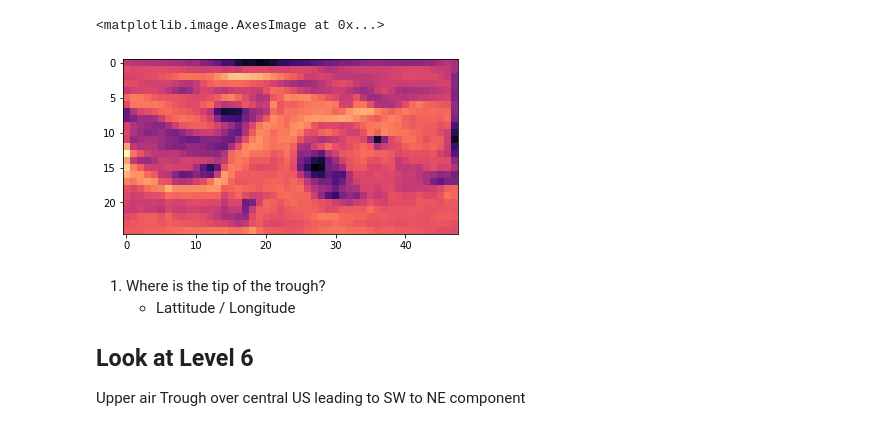
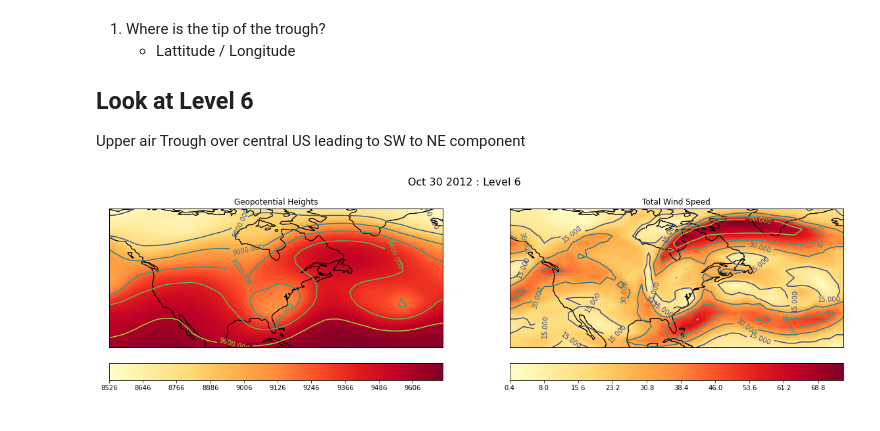
Before and after one commit to WhiffleFish/Weather, a Jupyter notebook: Vortex Upper Air Patterns/PreProcessing.ipynb, the cells around one changed output. Drawn from its saved outputs; the diff is of its cells as text; code cells hidden in the pictures.

```diff
--- a/Vortex Upper Air Patterns/PreProcessing.ipynb
+++ b/Vortex Upper Air Patterns/PreProcessing.ipynb
@@ -135,12 +7,3 @@ from scipy.ndimage import convolve
-# %%
-kernel = np.array([[-1,0,-1],
-                   [0,4,0],
-                   [-1,0,-1]])
-conv = convolve(cur_hgts, kernel)
-plt.imshow(conv, cmap='magma')
-# %% [output]
-<matplotlib.image.AxesImage at 0x...>
-[figure, removed]
 # %% [markdown]
 1. Where is the tip of the trough?
     - Lattitude / Longitude
@@ -153 +19,5 @@ vwinds = CDF(r"E:\vwnd.2012.nc", data='vwnd')
+# %%
+cdf.plot('all',(10,30),6)
+# %% [output]
+[figure, added]
 # %%
```
Also changed, not shown: parts of 13 cells of this notebook, 2 other files.
